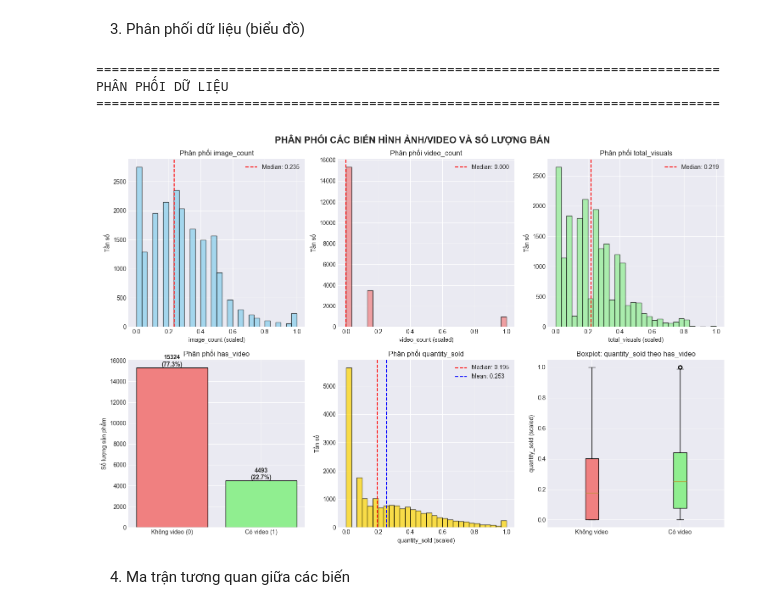
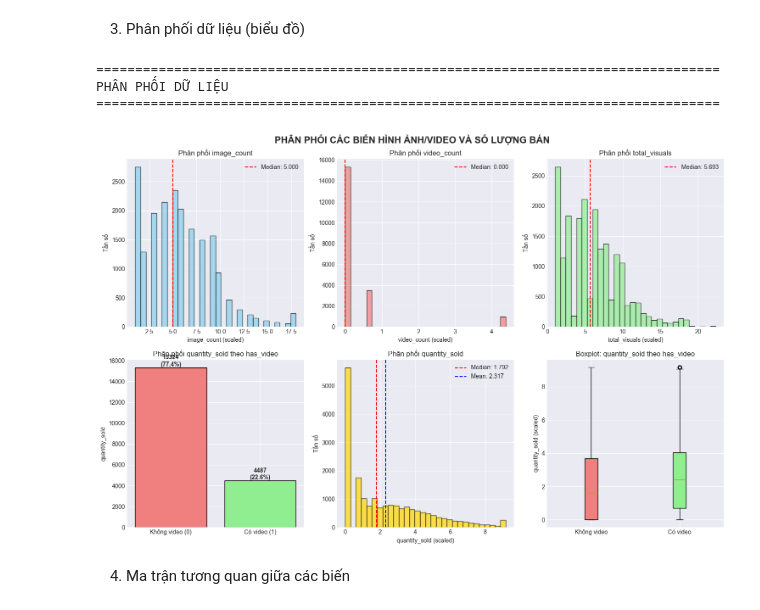
Before and after one commit to manhha2502/IntroductionToDataScience_Group09, a Jupyter notebook: question.ipynb, the cells around one changed output. Cells and saved outputs as stored; diff of their text form; code cells hidden in the pictures.

```diff
--- a/question.ipynb
+++ b/question.ipynb
@@ -28,7 +49,7 @@ plt.style.use('seaborn-v0_8-darkgrid')
 sns.set_palette("husl")
 
 # Đọc dữ liệu
-df = pd.read_csv('full_data_final.csv')
+df = pd.read_csv('data_processed.csv')
 
 # Tạo DataFrame chỉ với các biến cần phân tích
 visual_vars = ['image_count', 'video_count', 'total_visuals', 'has_video', 'quantity_sold']
@@ -123,42 +144,42 @@ axes[0, 2].legend()
 has_video_counts = df_visual['has_video'].value_counts()
 bars = axes[1, 0].bar(['Không video (0)', 'Có video (1)'], has_video_counts.values,
                color=['lightcoral', 'lightgreen'], edgecolor='black')
-axes[1, 0].set_title('Phân phối has_video')
-axes[1, 0].set_ylabel('Số lượng sản phẩm')
+axes[1, 0].set_title('Phân phối quantity_sold theo has_video')
+axes[1, 0].set_ylabel('quantity_sold')
 
 # Thêm số trên mỗi cột
 for i, (bar, v) in enumerate(zip(bars, has_video_counts.values)):
     height = bar.get_height()
     axes[1, 0].text(bar.get_x() + bar.get_width()/2., height + 5,
                    f'{v}\n({v/len(df_visual)*100:.1f}%)',
                    ha='center', va='bottom', fontweight='bold')
 
 # Phân phối quantity_sold
 axes[1, 1].hist(df_visual['quantity_sold'], bins=30, edgecolor='black', alpha=0.7, color='gold')
 axes[1, 1].axvline(df_visual['quantity_sold'].median(), color='red', linestyle='--', label=f'Median: {df_visual["quantity_sold"].median():.3f}')
 axes[1, 1].axvline(df_visual['quantity_sold'].mean(), color='blue', linestyle='--', label=f'Mean: {df_visual["quantity_sold"].mean():.3f}')
 axes[1, 1].set_title('Phân phối quantity_sold')
 axes[1, 1].set_xlabel('quantity_sold (scaled)')
 axes[1, 1].set_ylabel('Tần số')
 axes[1, 1].legend()
 
 # Boxplot quantity_sold theo has_video
 box_data = [df_visual[df_visual['has_video'] == 0]['quantity_sold'],
             df_visual[df_visual['has_video'] == 1]['quantity_sold']]
 bp = axes[1, 2].boxplot(box_data, labels=['Không video', 'Có video'], patch_artist=True)
 colors = ['lightcoral', 'lightgreen']
 for patch, color in zip(bp['boxes'], colors):
     patch.set_facecolor(color)
 axes[1, 2].set_title('Boxplot: quantity_sold theo has_video')
 axes[1, 2].set_ylabel('quantity_sold (scaled)')
 
 plt.tight_layout()
 plt.show()
 # %% [output]
 ================================================================================
 PHÂN PHỐI DỮ LIỆU
 ================================================================================
-[figure, old version]
+[figure, new version]
 # %% [markdown]
 4. Ma trận tương quan giữa các biến
 # %%
```
Also changed, not shown: parts of 15 cells of this notebook, 1 other file.
